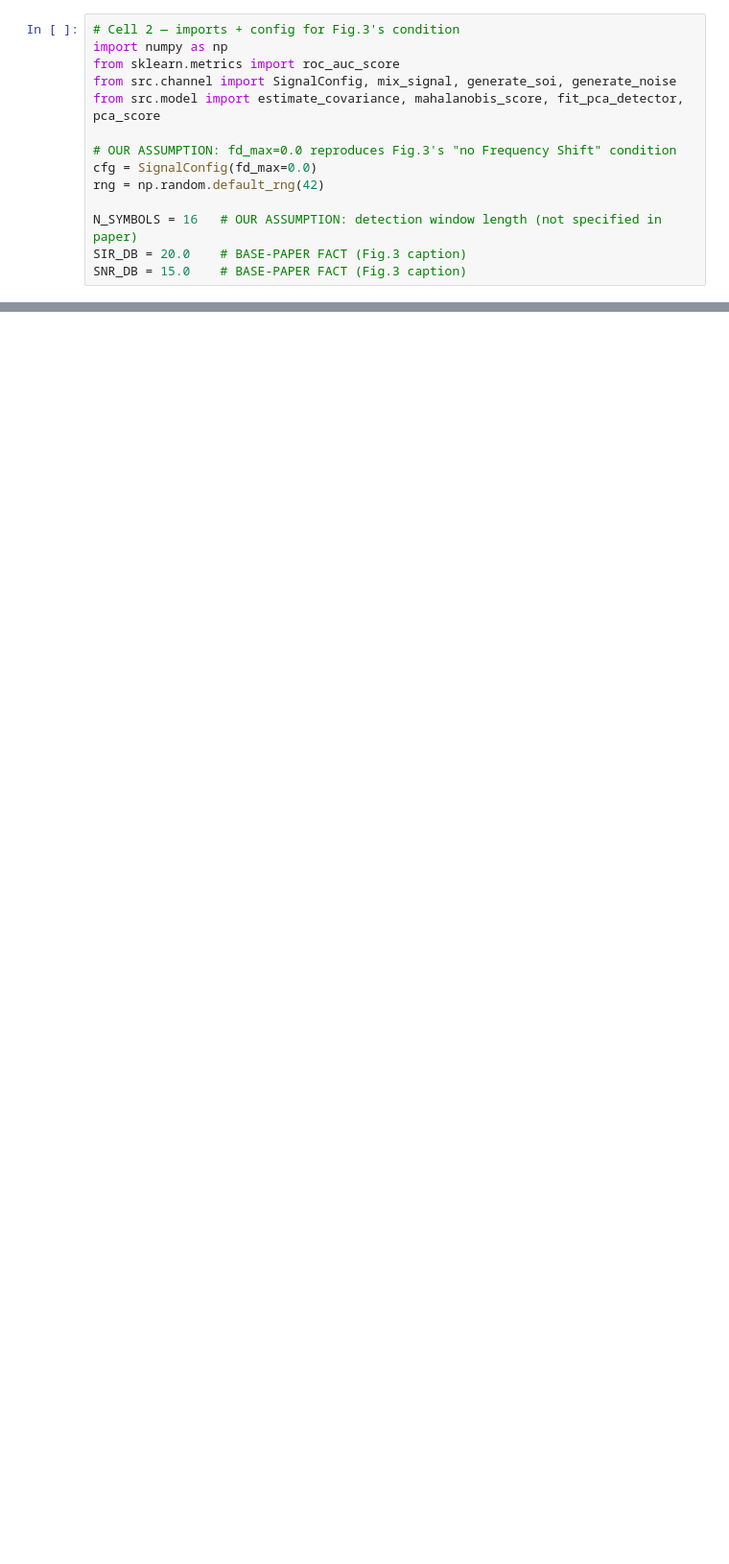
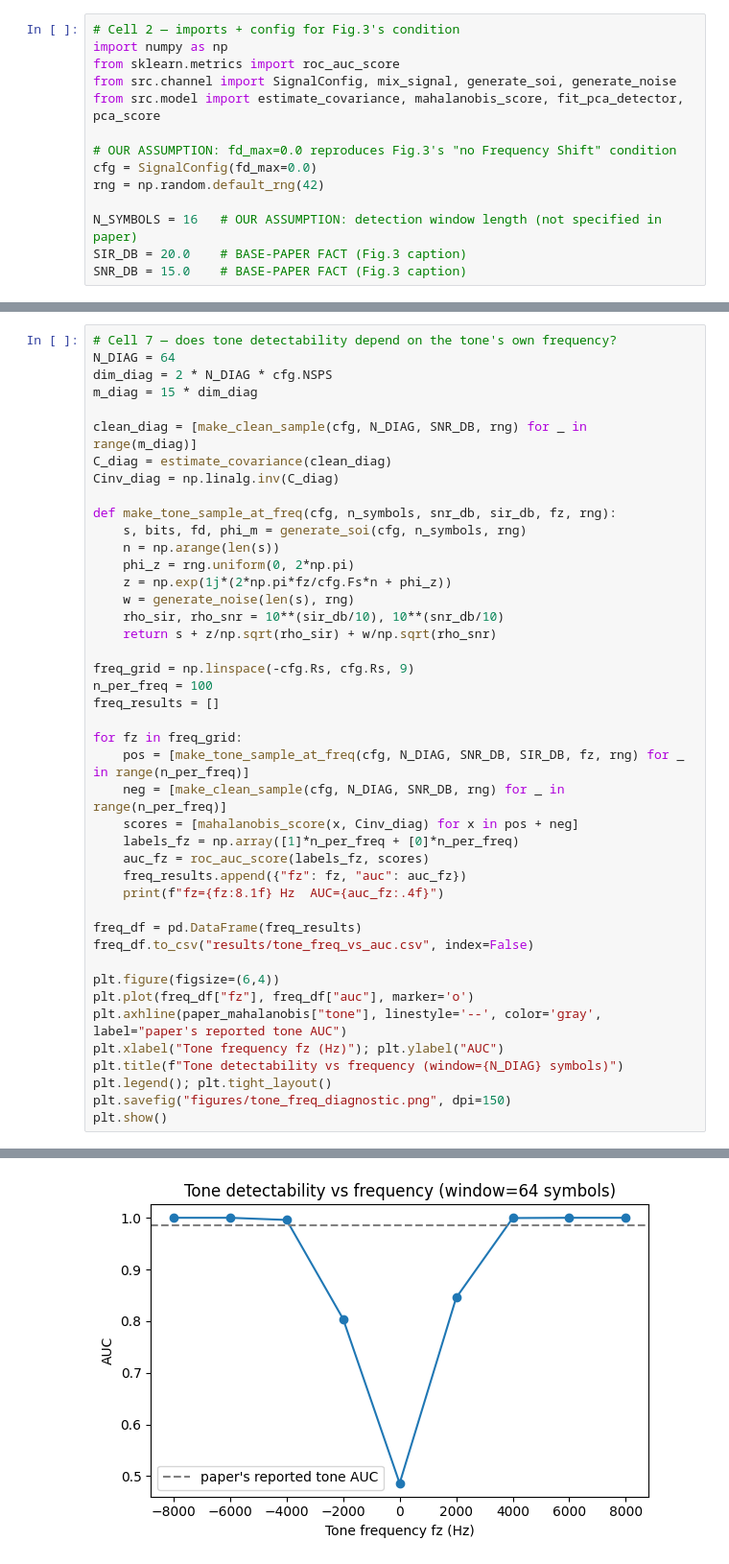
Before and after one commit to Evenjlin/deep-space-interference-ml, a Jupyter notebook: notebooks/03_classical_baselines.ipynb, the cells around one changed output, grey strips where cells are left out. Shown at 96% size. Saved outputs shown, nothing was run; the diff lists cells and outputs as text; blank space fills up the shorter version.

```diff
--- a/notebooks/03_classical_baselines.ipynb
+++ b/notebooks/03_classical_baselines.ipynb
@@ -97,0 +166,44 @@ df.to_csv("results/fig3_partial_auc.csv")
+# %%
+# Cell 7 — does tone detectability depend on the tone's own frequency?
+N_DIAG = 64
+dim_diag = 2 * N_DIAG * cfg.NSPS
+m_diag = 15 * dim_diag
+
+clean_diag = [make_clean_sample(cfg, N_DIAG, SNR_DB, rng) for _ in range(m_diag)]
+C_diag = estimate_covariance(clean_diag)
+Cinv_diag = np.linalg.inv(C_diag)
+
+def make_tone_sample_at_freq(cfg, n_symbols, snr_db, sir_db, fz, rng):
+    s, bits, fd, phi_m = generate_soi(cfg, n_symbols, rng)
+    n = np.arange(len(s))
+    phi_z = rng.uniform(0, 2*np.pi)
+    z = np.exp(1j*(2*np.pi*fz/cfg.Fs*n + phi_z))
+    w = generate_noise(len(s), rng)
+    rho_sir, rho_snr = 10**(sir_db/10), 10**(snr_db/10)
+    return s + z/np.sqrt(rho_sir) + w/np.sqrt(rho_snr)
+
+freq_grid = np.linspace(-cfg.Rs, cfg.Rs, 9)
+n_per_freq = 100
+freq_results = []
+
+for fz in freq_grid:
+    pos = [make_tone_sample_at_freq(cfg, N_DIAG, SNR_DB, SIR_DB, fz, rng) for _ in range(n_per_freq)]
+    neg = [make_clean_sample(cfg, N_DIAG, SNR_DB, rng) for _ in range(n_per_freq)]
+    scores = [mahalanobis_score(x, Cinv_diag) for x in pos + neg]
+    labels_fz = np.array([1]*n_per_freq + [0]*n_per_freq)
+    auc_fz = roc_auc_score(labels_fz, scores)
+    freq_results.append({"fz": fz, "auc": auc_fz})
+    print(f"fz={fz:8.1f} Hz  AUC={auc_fz:.4f}")
+
+freq_df = pd.DataFrame(freq_results)
+freq_df.to_csv("results/tone_freq_vs_auc.csv", index=False)
+
+plt.figure(figsize=(6,4))
+plt.plot(freq_df["fz"], freq_df["auc"], marker='o')
+plt.axhline(paper_mahalanobis["tone"], linestyle='--', color='gray', label="paper's reported tone AUC")
+plt.xlabel("Tone frequency fz (Hz)"); plt.ylabel("AUC")
+plt.title(f"Tone detectability vs frequency (window={N_DIAG} symbols)")
+plt.legend(); plt.tight_layout()
+plt.savefig("figures/tone_freq_diagnostic.png", dpi=150)
+plt.show()
+# %% [output]
@@ -97,0 +219 @@ df.to_csv("results/fig3_partial_auc.csv")
+[figure, added]
```
Also changed, not shown: parts of 8 cells of this notebook.
